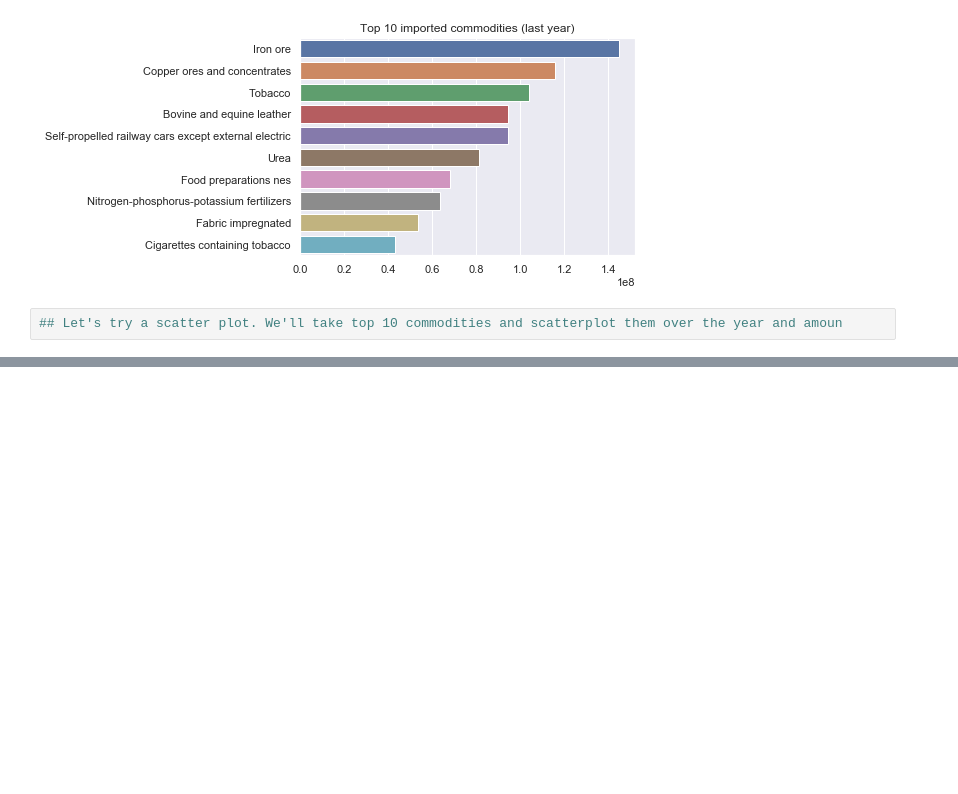
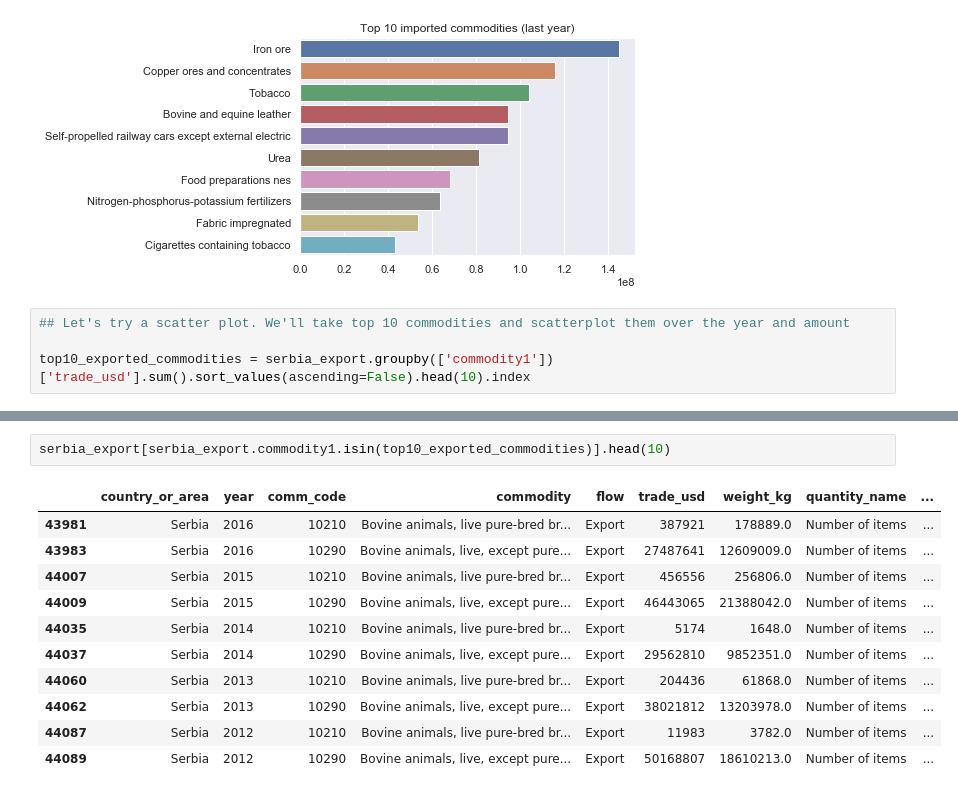
Before and after one commit to MihailoJoksimovic/commodity-trade-statistics-analysis, a Jupyter notebook: EDA - Serbia.ipynb, the cells around one changed output, grey strips where cells are left out. Saved outputs shown, nothing was run; the diff lists cells and outputs as text; blank space fills up the shorter version.

Commit message:
EDA of Serbian data

```diff
--- a/EDA - Serbia.ipynb
+++ b/EDA - Serbia.ipynb
@@ -145,4 +160,6 @@ draw_summarized_chart(serbia_top10_commodities_import_last_year, "Top 10 importe
 # %% [output]
 [figure]
 # %%
-## Let's try a scatter plot. We'll take top 10 commodities and scatterplot them over the year and amoun
+## Let's try a scatter plot. We'll take top 10 commodities and scatterplot them over the year and amount
+
+top10_exported_commodities = serbia_export.groupby(['commodity1'])['trade_usd'].sum().sort_values(ascending=False).head(10).index
@@ -148,0 +175,14 @@ draw_summarized_chart(serbia_top10_commodities_import_last_year, "Top 10 importe
+# %%
+serbia_export[serbia_export.commodity1.isin(top10_exported_commodities)].head(10)
+# %% [output]
+|  | country_or_area | year | comm_code | commodity | flow | trade_usd | weight_kg | quantity_name | ... |
+| 43981 | Serbia | 2016 | 10210 | Bovine animals, live pure-bred br... | Export | 387921 | 178889.0 | Number of items | ... |
+| 43983 | Serbia | 2016 | 10290 | Bovine animals, live, except pure... | Export | 27487641 | 12609009.0 | Number of items | ... |
+| 44007 | Serbia | 2015 | 10210 | Bovine animals, live pure-bred br... | Export | 456556 | 256806.0 | Number of items | ... |
+| 44009 | Serbia | 2015 | 10290 | Bovine animals, live, except pure... | Export | 46443065 | 21388042.0 | Number of items | ... |
+| 44035 | Serbia | 2014 | 10210 | Bovine animals, live pure-bred br... | Export | 5174 | 1648.0 | Number of items | ... |
+| 44037 | Serbia | 2014 | 10290 | Bovine animals, live, except pure... | Export | 29562810 | 9852351.0 | Number of items | ... |
+| 44060 | Serbia | 2013 | 10210 | Bovine animals, live pure-bred br... | Export | 204436 | 61868.0 | Number of items | ... |
+| 44062 | Serbia | 2013 | 10290 | Bovine animals, live, except pure... | Export | 38021812 | 13203978.0 | Number of items | ... |
+| 44087 | Serbia | 2012 | 10210 | Bovine animals, live pure-bred br... | Export | 11983 | 3782.0 | Number of items | ... |
+| 44089 | Serbia | 2012 | 10290 | Bovine animals, live, except pure... | Export | 50168807 | 18610213.0 | Number of items | ... |
```
Also changed, not shown: parts of 2 cells of this notebook.
